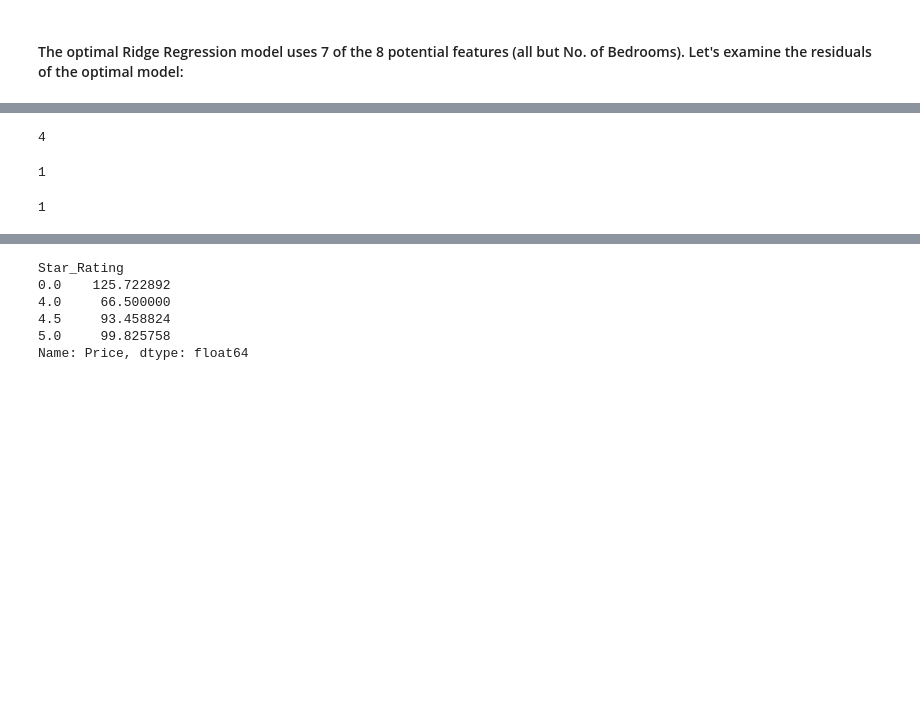
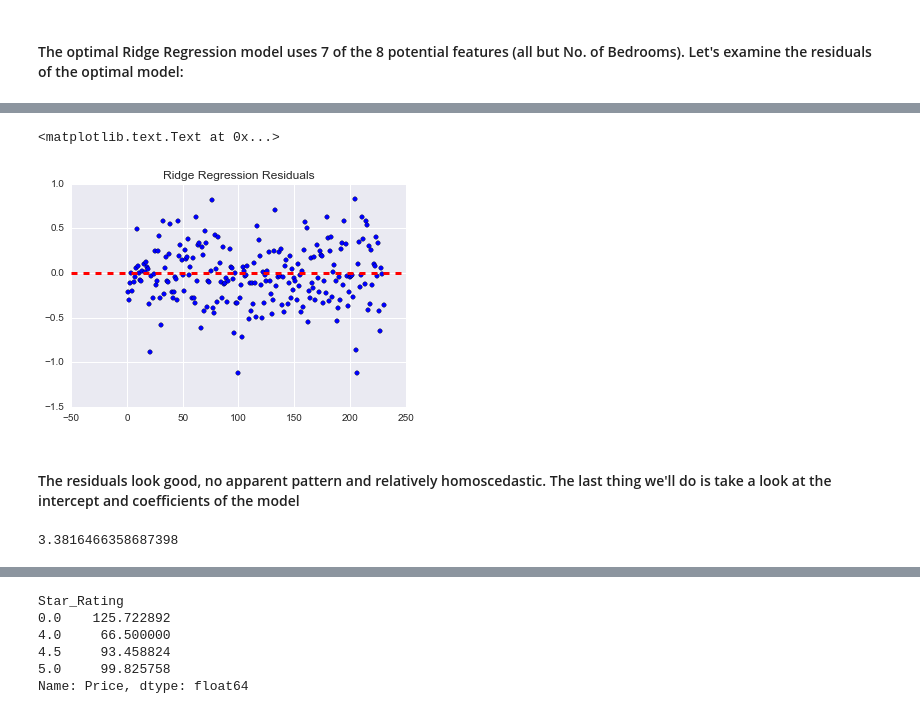
Before and after one commit to peacing/bkds-datachallenge-singman-paul, a Jupyter notebook: case-study-writeup.ipynb, the cells around one changed output, grey strips where cells are left out. Saved outputs shown, nothing was run; the diff lists cells and outputs as text; code cells hidden in the pictures; blank space fills up the shorter version.

```diff
--- a/case-study-writeup.ipynb
+++ b/case-study-writeup.ipynb
@@ -466,12 +462,13 @@ for i, c in enumerate(combs):
-# %%
-savei
-# %% [output]
-4
-# %%
-combs[savei]
-# %% [output]
-1
-# %%
-min_thing
-# %% [output]
-1
+# %%
+plt.scatter(np.linspace(1,len(residuals),len(residuals)),residuals)
+plt.axhline(ls='--', linewidth=3, color='r')
+plt.title('Ridge Regression Residuals')
+# %% [output]
+<matplotlib.text.Text at 0x...>
+[figure, added]
+# %% [markdown]
+#### The residuals look good, no apparent pattern and relatively homoscedastic. The last thing we'll do is take a look at the intercept and coefficients of the model
+# %%
+opt_ridge.intercept_
+# %% [output]
+3.3816466358687398
```
Also changed, not shown: parts of 21 cells of this notebook.
